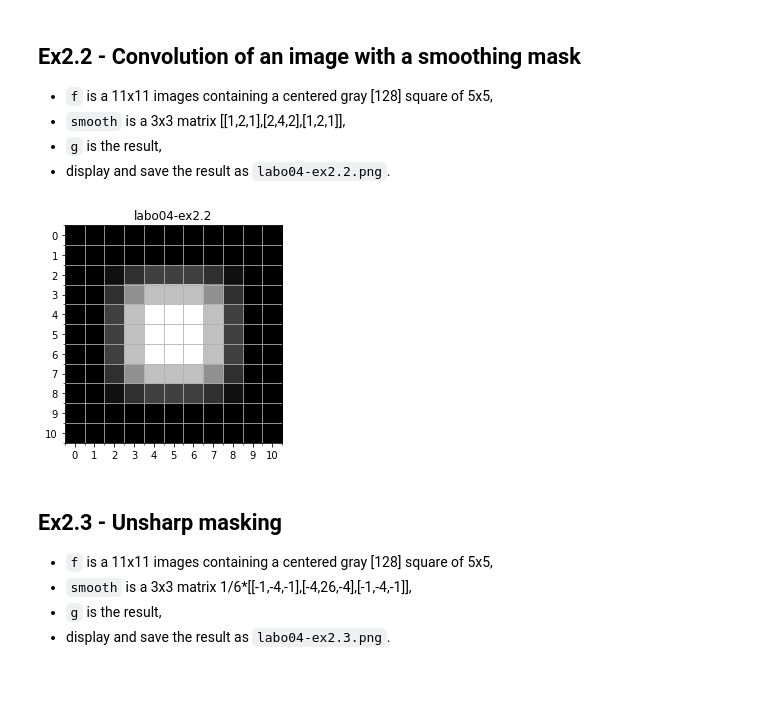
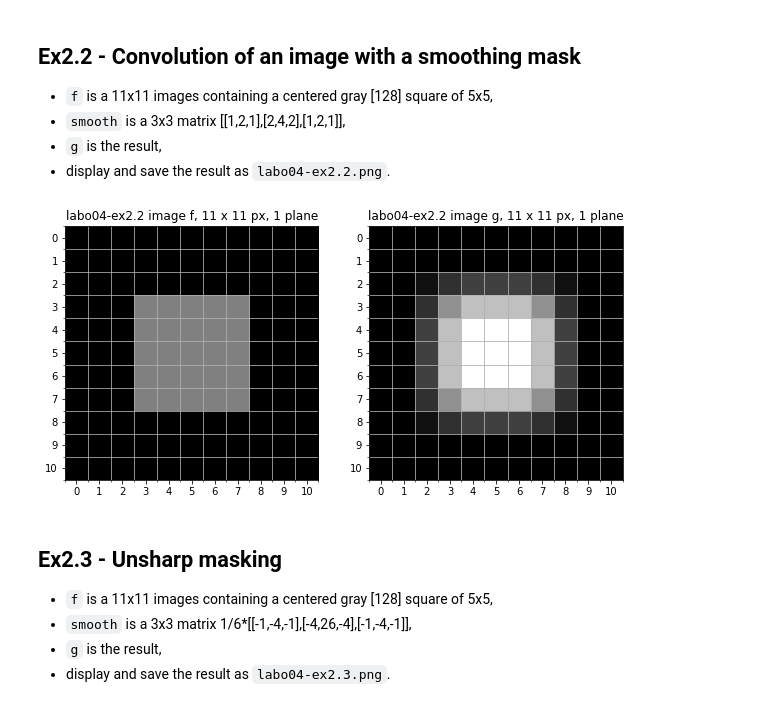
Before and after one commit to adrien-jaquiery/TIS-Class-Correction, a Jupyter notebook: Labo04/labo04-template-part2.ipynb, the cells around one changed output. Cells and saved outputs as stored; diff of their text form; code cells hidden in the pictures; blank space fills up the shorter version.

Commit message:
Updating Labo04 + fixing unpadding in myTisLib

```diff
--- a/Labo04/labo04-template-part2.ipynb
+++ b/Labo04/labo04-template-part2.ipynb
@@ -55,20 +55,22 @@ This function applies the `mask` of 2D convolution to the image `f` and returns
 def conv2D(_f,_mask, norm=True):
     a = (np.shape(_mask)[0] - 1) // 2
     b = (np.shape(_mask)[1] - 1) // 2
-    m, n = np.shape(_f)
 
-    img = _f.copy()  # Do not modify inputed image
+    fp = imagePadding(_f, _mask, _type='zero').astype("float64")
+    m, n = np.shape(fp)
 
-    if img.dtype == "float32":  # convert to uint8
-        img *= MAX_GRAY
-        img = img.astype("uint8")
+    g = np.zeros(np.shape(fp))
 
-    g = signal.convolve2d(img, _mask, 'same')
+    for r in range(a, m - a):
+        for c in range(b, n - b):
+            g[r, c] = np.sum(_mask * fp[r - a : r + a + 1, c - b : c + b + 1])
 
-    if norm:
-        g = imageNormalize(g)
+    g = imageUnpadding(g, _mask)
 
-    return g
+    if(norm):
+        return imageNormalize(g)
+    else:
+        return g
 # %% [markdown]
 ## Test of the `conv2D` function
 
@@ -173,15 +175,20 @@ TEST 2D convolution with 7x5 sum mask OK
 - `g` is the result,
 - display and save the result as `labo04-ex2.2.png`.
 # %%
-f = np.zeros((11,11))
+f = np.zeros((11,11), dtype='uint8')
 f[3:-3, 3:-3] = 128
 
 smooth = np.array([[1,2,1],[2,4,2],[1,2,1]])
 g = conv2D(f,smooth)
 
-myFancyPlot(g, title="labo04-ex2.2", cmap="gray", grid=(1,1), ticks=(1,1), saveto="output/labo04-ex2.2.png")
+plt.figure(figsize=(10,5))
+plt.subplot(1,2,1)
+myFancyPlot(f, title="labo04-ex2.2 image f, {0} x {1} px, 1 plane".format(f.shape[0], f.shape[1]), cmap="gray", grid=(1,1), ticks=(1,1), newFig=False)
+plt.subplot(1,2,2)
+myFancyPlot(g, title="labo04-ex2.2 image g, {0} x {1} px, 1 plane".format(g.shape[0], g.shape[1]), cmap="gray", grid=(1,1), ticks=(1,1), newFig=False)
+plt.savefig("output/labo04-ex2.2.png", dpi=300, facecolor="white")
 # %% [output]
-[figure, old version]
+[figure, new version]
 # %% [markdown]
 ## Ex2.3 - Unsharp masking
 
```
Also changed, not shown: parts of 6 cells of this notebook, 2 other files.
